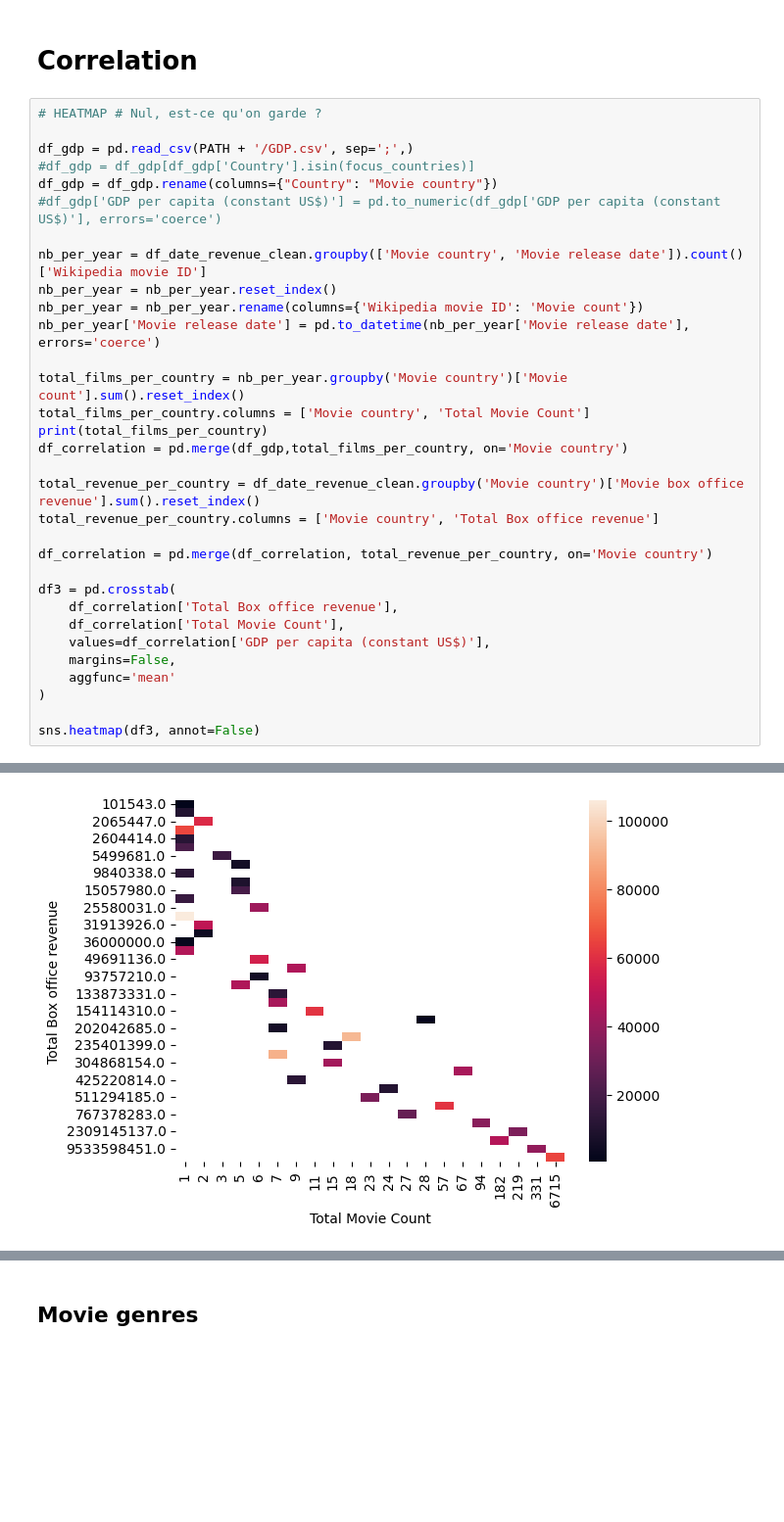
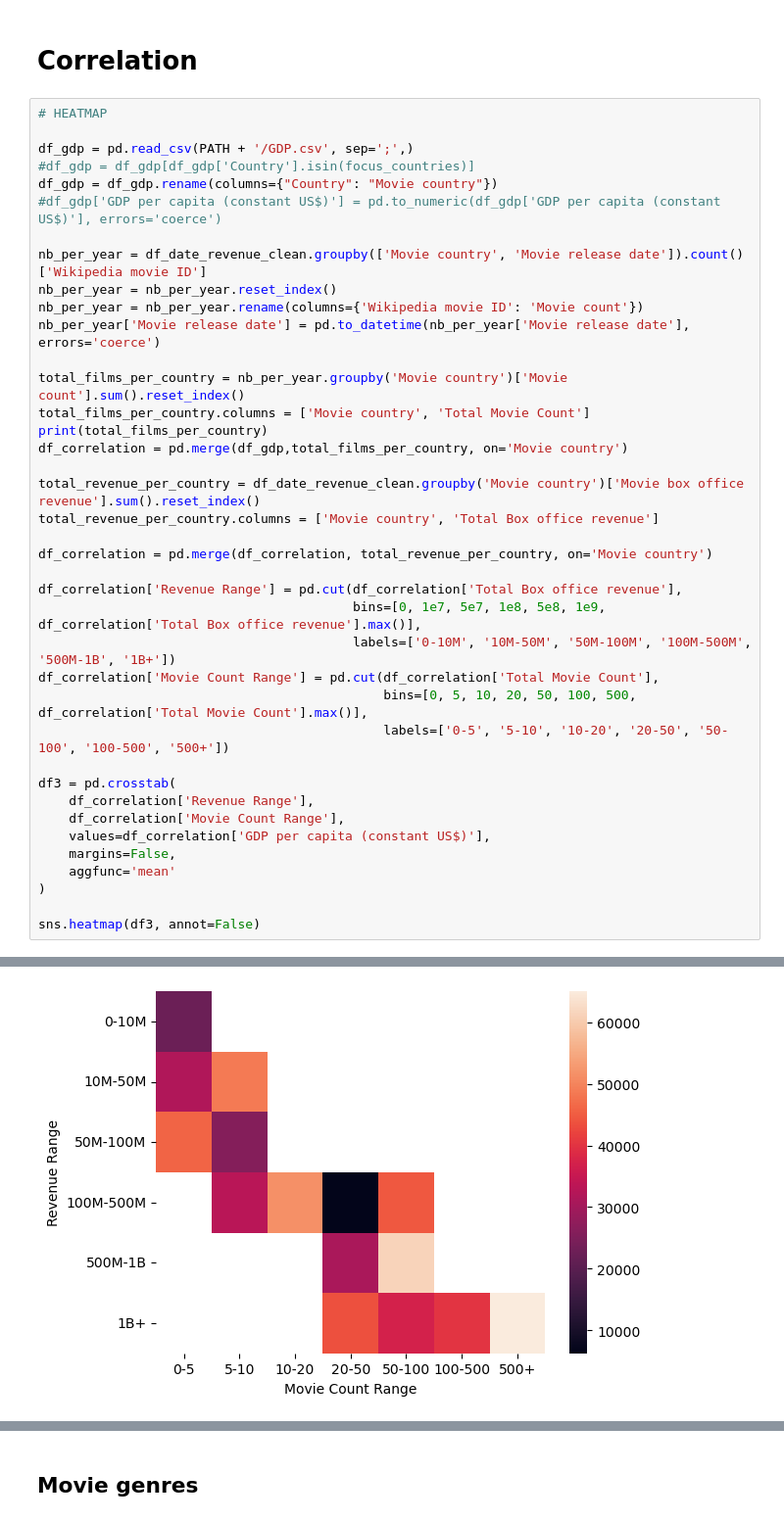
Before and after one commit to epfl-ada/ada-2024-project-4bigbrains, a Jupyter notebook: results.ipynb, the cells around one changed output, grey strips where cells are left out. Shown: that part at 98% size. Saved outputs shown, nothing was run; the diff lists cells and outputs as text; blank space fills up the shorter version.

Commit message:
Heat map, pearson, movie genres & discussion

```diff
--- a/results.ipynb
+++ b/results.ipynb
@@ -308,7 +308,7 @@ Iran is the country with the lowest number of film produced and also, in average
 # %% [markdown]
 # Correlation
 # %%
-# HEATMAP # Nul, est-ce qu'on garde ?
+# HEATMAP
 
 df_gdp = pd.read_csv(PATH + '/GDP.csv', sep=';',)
 #df_gdp = df_gdp[df_gdp['Country'].isin(focus_countries)]
@@ -330,9 +330,16 @@ total_revenue_per_country.columns = ['Movie country', 'Total Box office revenue'
 
 df_correlation = pd.merge(df_correlation, total_revenue_per_country, on='Movie country')
 
+df_correlation['Revenue Range'] = pd.cut(df_correlation['Total Box office revenue'],
+                                         bins=[0, 1e7, 5e7, 1e8, 5e8, 1e9, df_correlation['Total Box office revenue'].max()],
+                                         labels=['0-10M', '10M-50M', '50M-100M', '100M-500M', '500M-1B', '1B+'])
+df_correlation['Movie Count Range'] = pd.cut(df_correlation['Total Movie Count'],
+                                             bins=[0, 5, 10, 20, 50, 100, 500, df_correlation['Total Movie Count'].max()],
+                                             labels=['0-5', '5-10', '10-20', '20-50', '50-100', '100-500', '500+'])
+
 df3 = pd.crosstab(
-    df_correlation['Total Box office revenue'],
-    df_correlation['Total Movie Count'],
+    df_correlation['Revenue Range'],
+    df_correlation['Movie Count Range'],
     values=df_correlation['GDP per capita (constant US$)'],
     margins=False,
     aggfunc='mean'
@@ -361 +368 @@ sns.heatmap(df3, annot=False)
-[figure, old version]
+[figure, new version]
```
Also changed, not shown: parts of 26 cells of this notebook.
